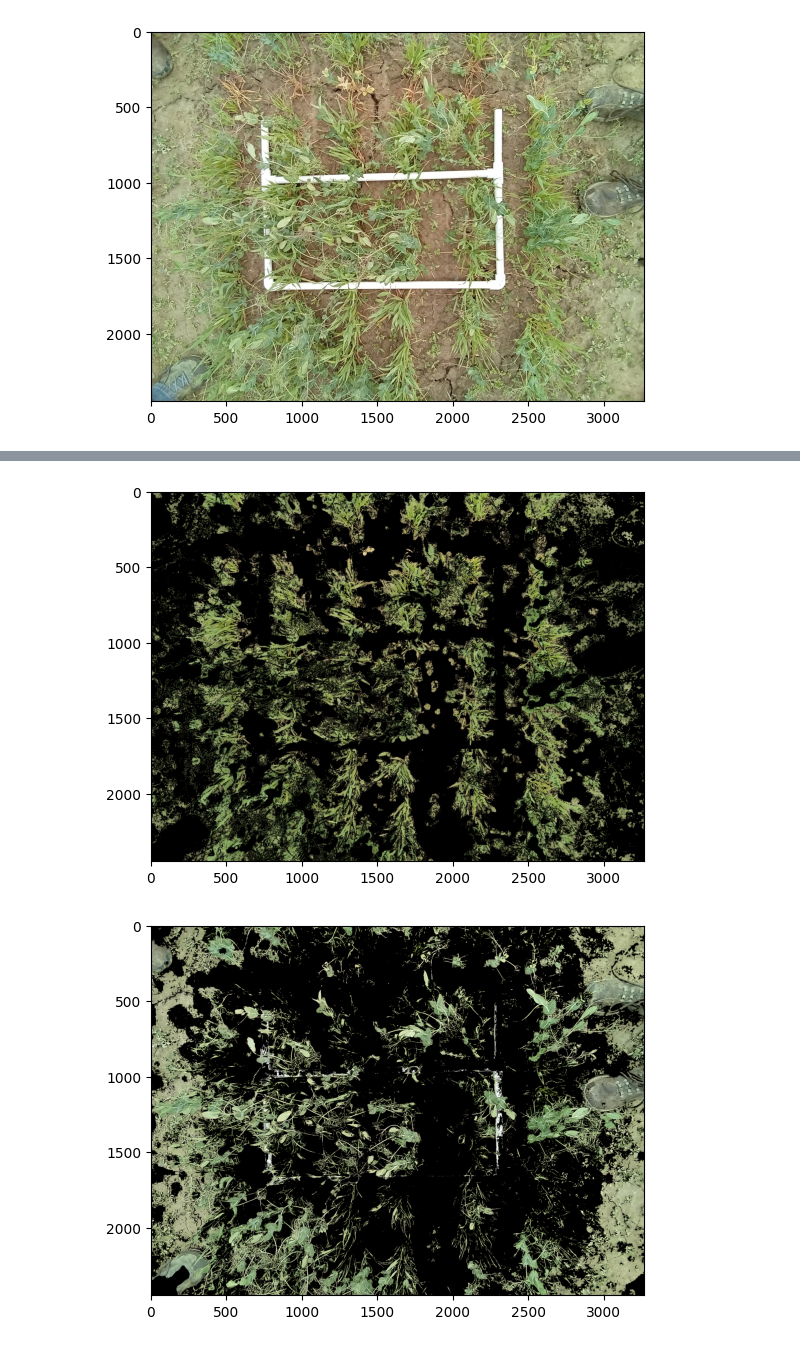
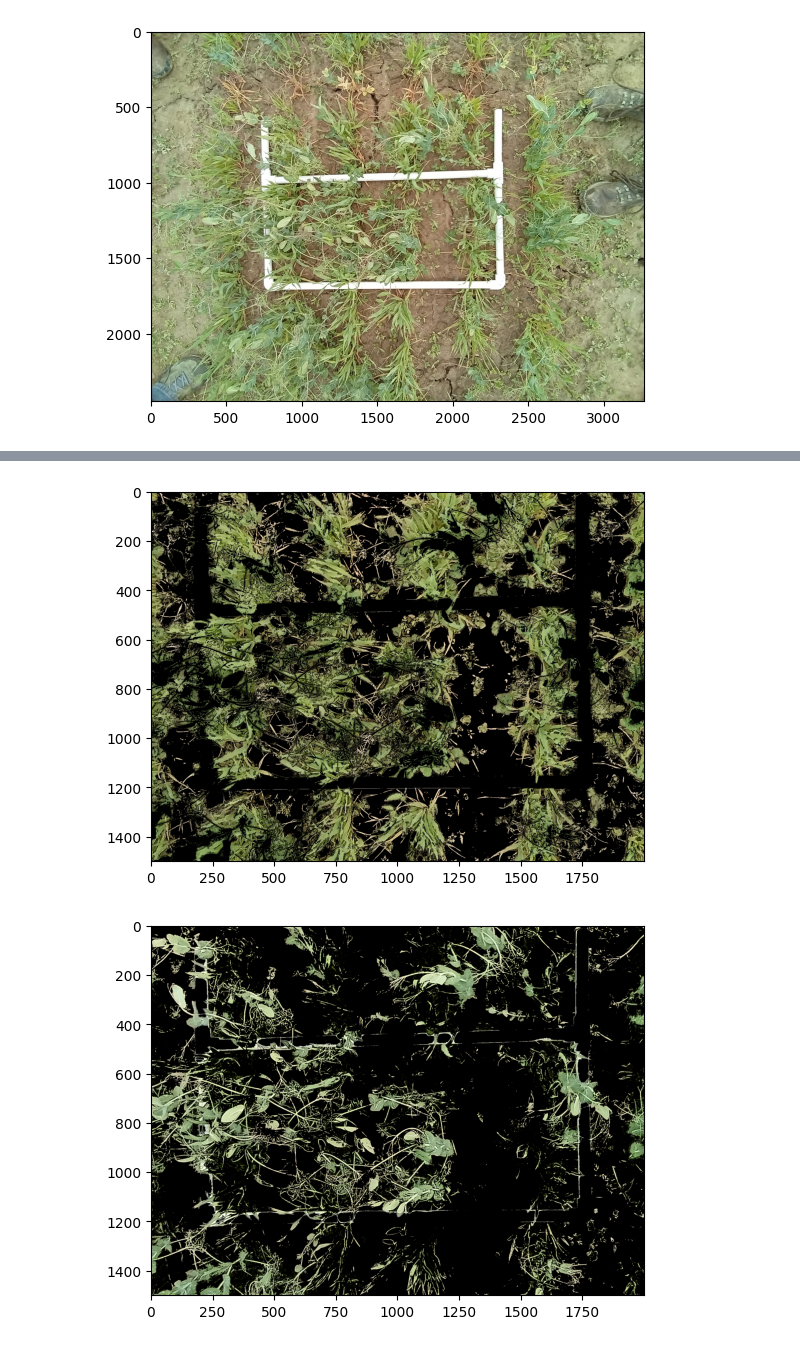
Before and after one commit to pthyde123/oat_pea_biomass_images, a Jupyter notebook: OatPeaClassifierPipeline.ipynb, the cells around one changed output, grey strips where cells are left out. Drawn from its saved outputs; the diff is of its cells as text; code cells hidden in the pictures.

```diff
--- a/OatPeaClassifierPipeline.ipynb
+++ b/OatPeaClassifierPipeline.ipynb
@@ -24,3 +29,6 @@ pcv.params.debug = args.debug
 img, path, filename = pcv.readimage(filename=args.image)
 # %% [output]
 [figure]
+# %%
+# Crop image
+crop_img = pcv.crop(img=img, x=550, y=500, h=1500, w=2000)
@@ -32,6 +42,6 @@ img, path, filename = pcv.readimage(filename=args.image)
 # Inputs:
 #   rgb_img - RGB image data
 #   pdf_file - Output file containing PDFs from `plantcv-train.py`
-mask = pcv.naive_bayes_classifier(rgb_img=img,
+mask = pcv.naive_bayes_classifier(rgb_img=crop_img,
                                  pdf_file="./Output/naive_bayes_pdfs.txt")
 # %% [output]
@@ -42,6 +52,7 @@ mask = pcv.naive_bayes_classifier(rgb_img=img,
 # %%
-OAT_img = pcv.apply_mask(mask=(mask['OAT']), img=img, mask_color='black')
-PEA_img = pcv.apply_mask(mask=(mask['PEA']), img=img, mask_color='black')
+OAT_img = pcv.apply_mask(mask=(mask['OAT']), img=crop_img, mask_color='black')
+PEA_img = pcv.apply_mask(mask=(mask['PEA']), img=crop_img, mask_color='black')
+pcv.plot_image(crop_img)
 # %% [output]
-[figure, old version]
+[figure, new version]
-[figure, old version]
+[figure, new version]
```
Also changed, not shown: parts of 6 cells of this notebook, 8 other files.
